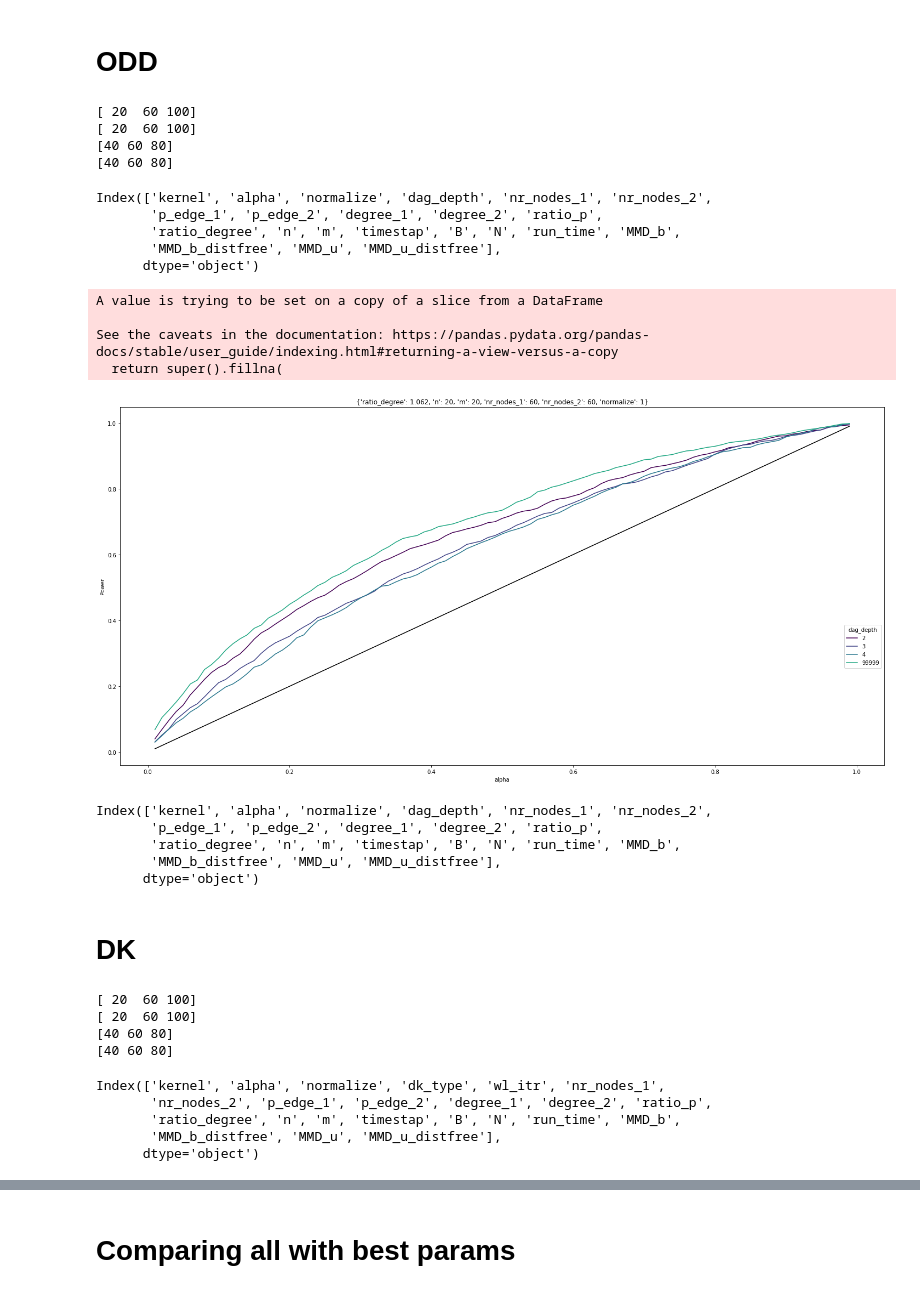
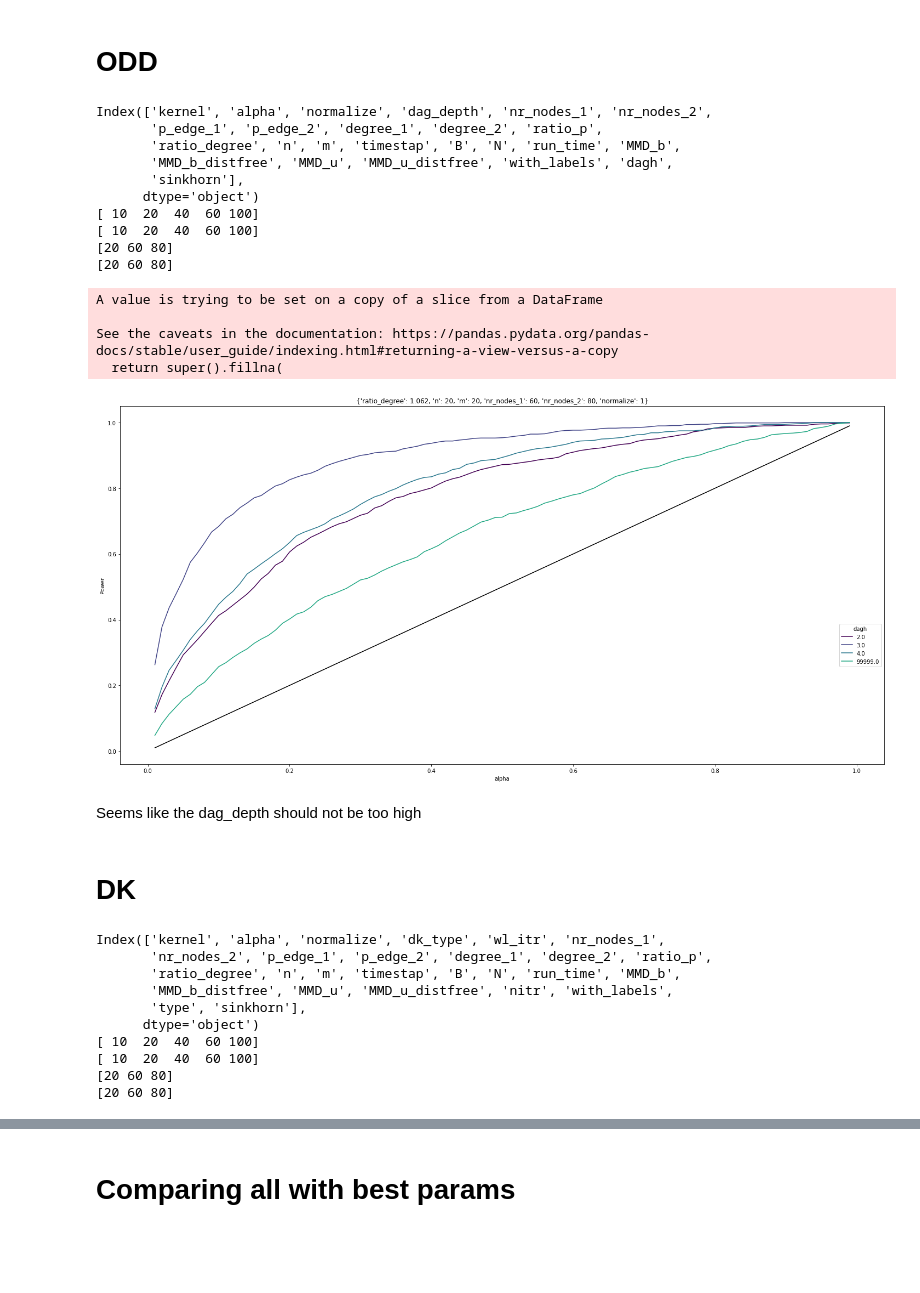
Before and after one commit to ragnarlevi/GTST, a Jupyter notebook: Analysis/BGDegreeAnalysis.ipynb, the cells around one changed output, grey strips where cells are left out. Drawn from its saved outputs; the diff is of its cells as text; code cells hidden in the pictures; blank space fills up the shorter version.

```diff
--- a/Analysis/BGDegreeAnalysis.ipynb
+++ b/Analysis/BGDegreeAnalysis.ipynb
@@ -510,46 +557,43 @@ VH_AUC = findAUC(keys = keys, params = vh_params, stats = ['MMD_b', 'MMD_u'], df
 # ODD
 # %%
 ODD = readfoldertopanda("../data/BGDegreeLabel/ODD")
+print(ODD.columns)
 print(np.unique(df['n']))
 print(np.unique(df['m']))
 print(np.unique(df['nr_nodes_1']))
 print(np.unique(df['nr_nodes_2']))
 # %% [output]
-[ 20  60 100]
-[ 20  60 100]
-[40 60 80]
-[40 60 80]
+Index(['kernel', 'alpha', 'normalize', 'dag_depth', 'nr_nodes_1', 'nr_nodes_2',
+       'p_edge_1', 'p_edge_2', 'degree_1', 'degree_2', 'ratio_p',
+       'ratio_degree', 'n', 'm', 'timestap', 'B', 'N', 'run_time', 'MMD_b',
+       'MMD_b_distfree', 'MMD_u', 'MMD_u_distfree', 'with_labels', 'dagh',
+       'sinkhorn'],
+      dtype='object')
+[ 10  20  40  60 100]
+[ 10  20  40  60 100]
+[20 60 80]
+[20 60 80]
-# %%
-ODD.columns
-# %% [output]
-Index(['kernel', 'alpha', 'normalize', 'dag_depth', 'nr_nodes_1', 'nr_nodes_2',
-       'p_edge_1', 'p_edge_2', 'degree_1', 'degree_2', 'ratio_p',
-       'ratio_degree', 'n', 'm', 'timestap', 'B', 'N', 'run_time', 'MMD_b',
-       'MMD_b_distfree', 'MMD_u', 'MMD_u_distfree'],
-      dtype='object')
+# %%
+# Because of some changes I created different coumns for same parameter. I need to put all the information into one parameter
+
+ODD.loc[ODD['dagh'].isna(), 'dagh'] = ODD.loc[ODD['dagh'].isna(), 'dag_depth']
 # %%
 #print(sorted(np.unique(df['ratio_degree']))[0])
 params_fixed = {'ratio_degree':sorted(np.unique(df['ratio_degree']))[0],
                 'n':20,
                 'm':20,
                 'nr_nodes_1':60,
-                'nr_nodes_2':60,
+                'nr_nodes_2':80,
                 'normalize':1
                 }
 
-plotVaryingBGDEG(df = ODD.copy(), param_vary_name = "dag_depth", params_fixed = params_fixed, mmd_stat = "MMD_b", color_name = "viridis")
+plotVaryingBGDEG(df = ODD.copy(), param_vary_name = "dagh", params_fixed = params_fixed, mmd_stat = "MMD_b", color_name = "viridis")
 # %% [output]
 A value is trying to be set on a copy of a slice from a DataFrame
 
 See the caveats in the documentation: https://pandas.pydata.org/pandas-docs/stable/user_guide/indexing.html#returning-a-view-versus-a-copy
   return super().fillna(
-[figure, old version]
+[figure, new version]
-# %%
-ODD.columns
-# %% [output]
-Index(['kernel', 'alpha', 'normalize', 'dag_depth', 'nr_nodes_1', 'nr_nodes_2',
-       'p_edge_1', 'p_edge_2', 'degree_1', 'degree_2', 'ratio_p',
-       'ratio_degree', 'n', 'm', 'timestap', 'B', 'N', 'run_time', 'MMD_b',
-       'MMD_b_distfree', 'MMD_u', 'MMD_u_distfree'],
-      dtype='object')
+# %% [markdown]
+Seems like the dag_depth should not be too high
 # %%
@@ -559,20 +603,19 @@ ODD_AUC = findAUC(keys = keys, params = odd_params, stats = ['MMD_b', 'MMD_u'],
 # DK
 # %%
 DK = readfoldertopanda("../data/BGDegreeLabel/DK")
+print(DK.columns)
 print(np.unique(df['n']))
 print(np.unique(df['m']))
 print(np.unique(df['nr_nodes_1']))
 print(np.unique(df['nr_nodes_2']))
 # %% [output]
-[ 20  60 100]
-[ 20  60 100]
-[40 60 80]
-[40 60 80]
+Index(['kernel', 'alpha', 'normalize', 'dk_type', 'wl_itr', 'nr_nodes_1',
+       'nr_nodes_2', 'p_edge_1', 'p_edge_2', 'degree_1', 'degree_2', 'ratio_p',
+       'ratio_degree', 'n', 'm', 'timestap', 'B', 'N', 'run_time', 'MMD_b',
+       'MMD_b_distfree', 'MMD_u', 'MMD_u_distfree', 'nitr', 'with_labels',
+       'type', 'sinkhorn'],
+      dtype='object')
+[ 10  20  40  60 100]
+[ 10  20  40  60 100]
+[20 60 80]
+[20 60 80]
-# %%
-DK.columns
-# %% [output]
-Index(['kernel', 'alpha', 'normalize', 'dk_type', 'wl_itr', 'nr_nodes_1',
-       'nr_nodes_2', 'p_edge_1', 'p_edge_2', 'degree_1', 'degree_2', 'ratio_p',
-       'ratio_degree', 'n', 'm', 'timestap', 'B', 'N', 'run_time', 'MMD_b',
-       'MMD_b_distfree', 'MMD_u', 'MMD_u_distfree'],
-      dtype='object')
```
Also changed, not shown: parts of 52 cells of this notebook, 5 other files.
